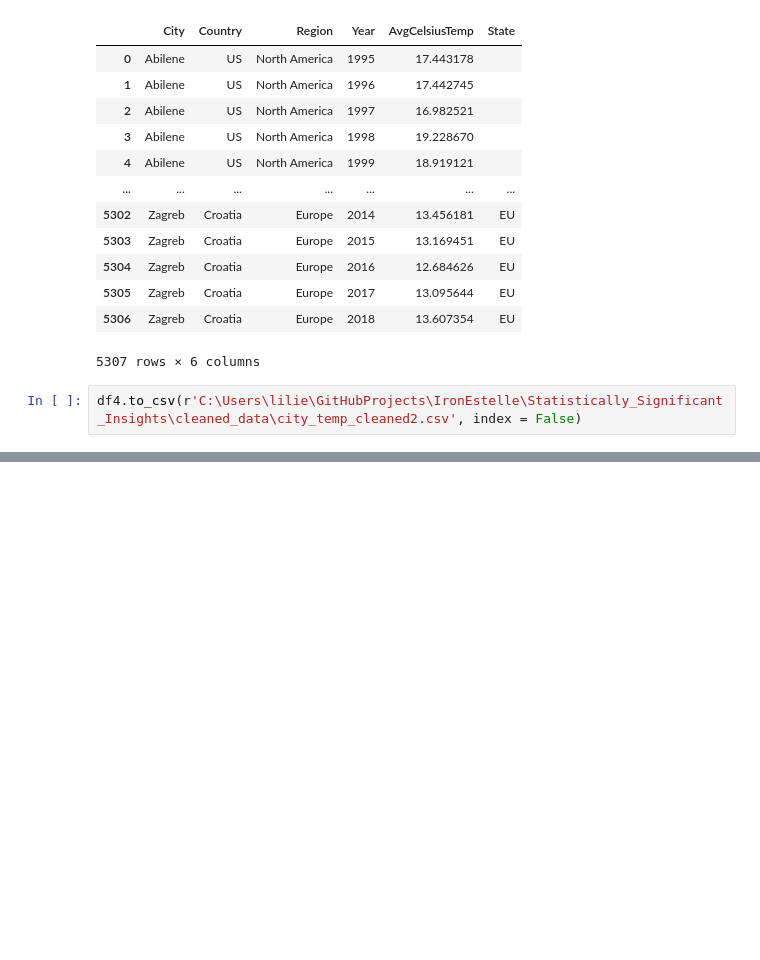
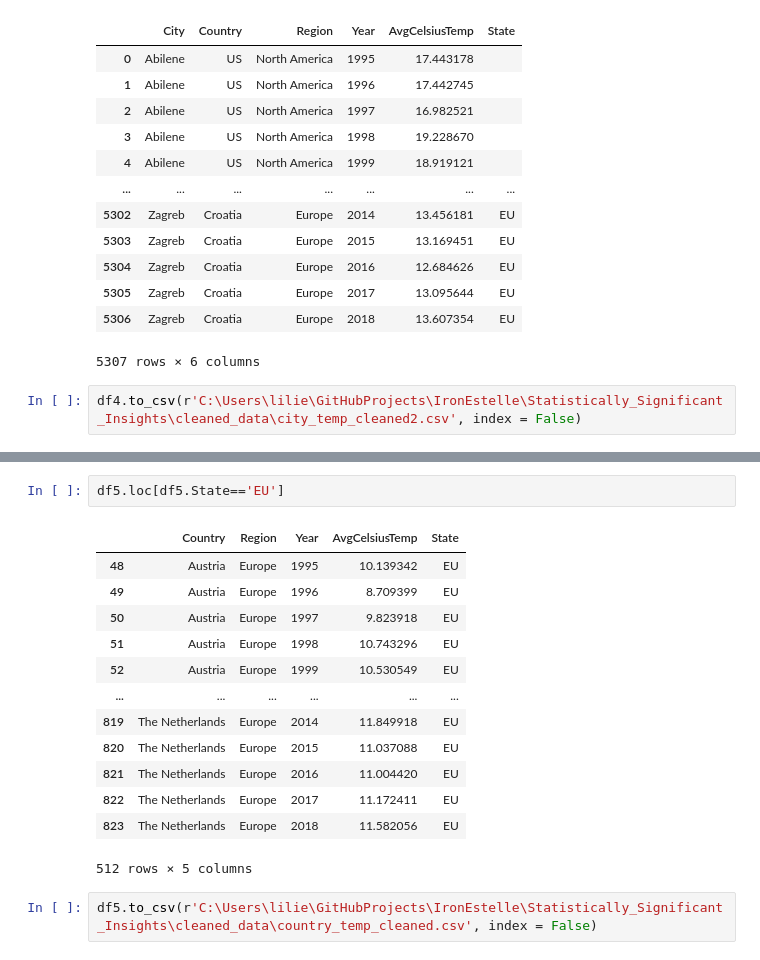
Before and after one commit to chrisvinhston/Statistically_Significant_Insights, a Jupyter notebook: data_cleaning_cityTemp.ipynb, the cells around one changed output, grey strips where cells are left out. Cells and saved outputs as stored; diff of their text form; blank space fills up the shorter version.

```diff
--- a/data_cleaning_cityTemp.ipynb
+++ b/data_cleaning_cityTemp.ipynb
@@ -435,0 +454,18 @@ df4.to_csv(r'C:\Users\lilie\GitHubProjects\IronEstelle\Statistically_Significant
+# %%
+df5.loc[df5.State=='EU']
+# %% [output]
+|  | Country | Region | Year | AvgCelsiusTemp | State |
+| 48 | Austria | Europe | 1995 | 10.139342 | EU |
+| 49 | Austria | Europe | 1996 | 8.709399 | EU |
+| 50 | Austria | Europe | 1997 | 9.823918 | EU |
+| 51 | Austria | Europe | 1998 | 10.743296 | EU |
+| 52 | Austria | Europe | 1999 | 10.530549 | EU |
+| ... | ... | ... | ... | ... | ... |
+| 819 | The Netherlands | Europe | 2014 | 11.849918 | EU |
+| 820 | The Netherlands | Europe | 2015 | 11.037088 | EU |
+| 821 | The Netherlands | Europe | 2016 | 11.004420 | EU |
+| 822 | The Netherlands | Europe | 2017 | 11.172411 | EU |
+| 823 | The Netherlands | Europe | 2018 | 11.582056 | EU |
+512 rows × 5 columns
+# %%
+df5.to_csv(r'C:\Users\lilie\GitHubProjects\IronEstelle\Statistically_Significant_Insights\cleaned_data\country_temp_cleaned.csv', index = False)
```
Also changed, not shown: parts of 1 cell of this notebook, 2 other files.
